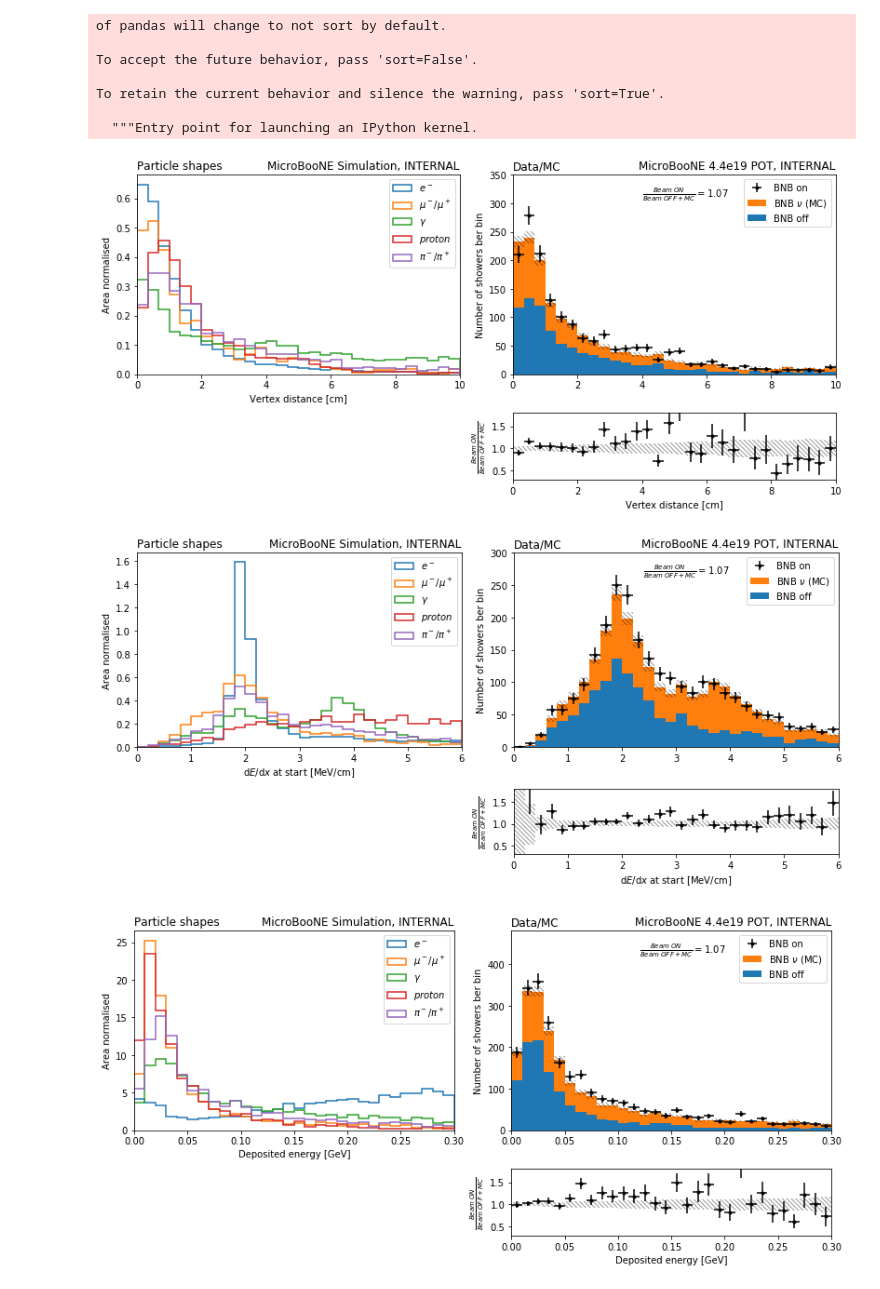
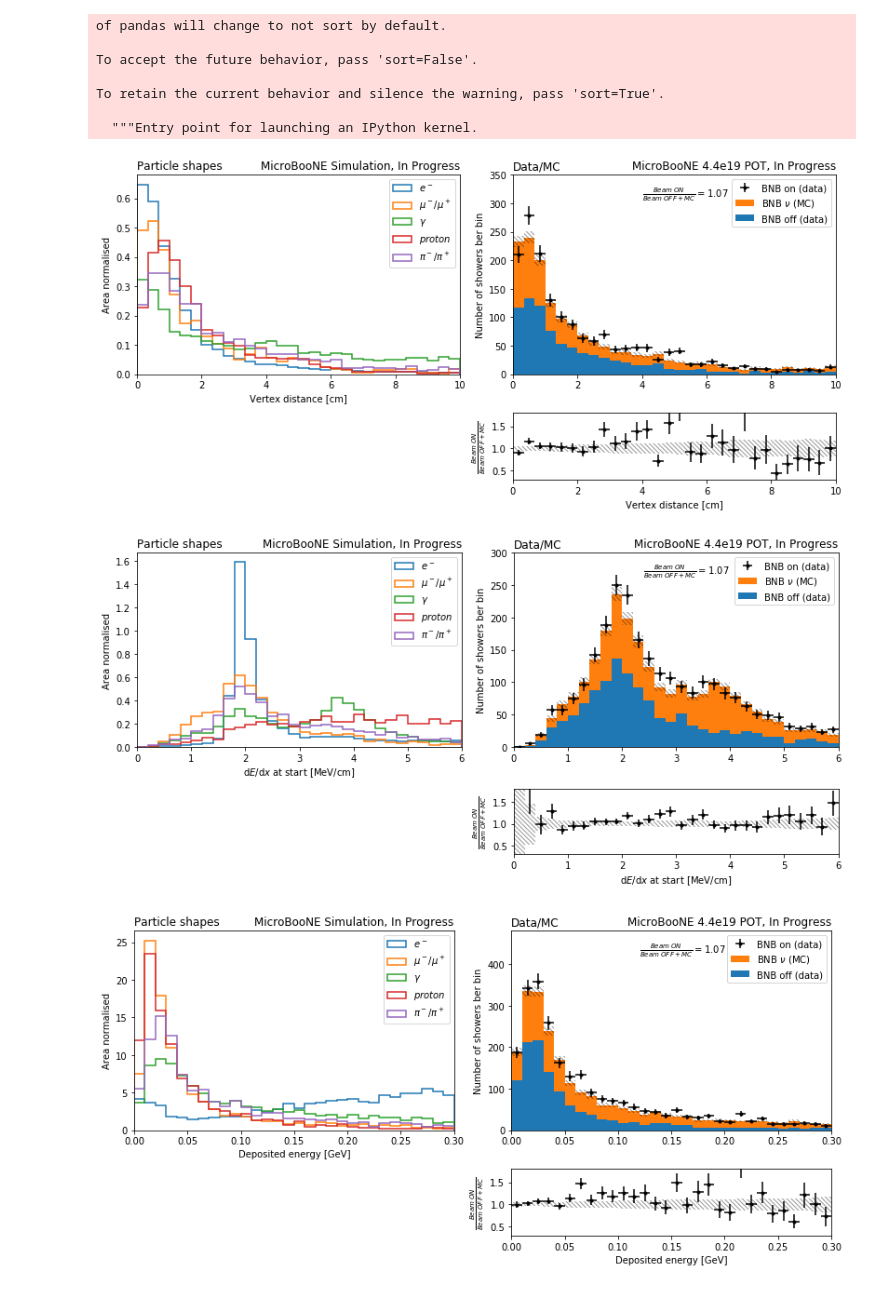
Before and after one commit to Wouter-VDP/LEE_analyzer, a Jupyter notebook: Notebooks/Tools/Optical_showers.ipynb, the cells around one changed output. Saved outputs shown, nothing was run; the diff lists cells and outputs as text; code cells hidden in the pictures.

```diff
--- a/Notebooks/Tools/Optical_showers.ipynb
+++ b/Notebooks/Tools/Optical_showers.ipynb
@@ -186,7 +186,7 @@ for x_axis, x_label, x_min, x_max, y_max in zip(x_axis_arr, x_label_arr, x_min_a
         ax[0][0].hist(data,bins=bins,alpha=1.0,range=(x_min,x_max),density=True,label=pid_lab,histtype="step", stacked=False, fill=False, lw=1.5)
 
     ax[0][0].set_title(r"Particle shapes", loc='left')
-    ax[0][0].set_title(r"MicroBooNE Simulation, INTERNAL", loc='right')
+    ax[0][0].set_title(r"MicroBooNE Simulation, In Progress", loc='right')
     ax[0][0].legend(loc="upper right")
     ax[0][0].set_xlabel(x_label)
     ax[0][0].set_ylabel("Area normalised")
@@ -199,7 +199,7 @@ for x_axis, x_label, x_min, x_max, y_max in zip(x_axis_arr, x_label_arr, x_min_a
 
     # MC+BNBext
     df_stacked = [df_sh_bnbext,df_sh_nu]
-    lab_stacked = ["BNB off",r"BNB $\nu$ (MC)"]
+    lab_stacked = ["BNB off (data)",r"BNB $\nu$ (MC)"]
     lower_total = 0
     err = [0] * bins
 
@@ -212,39 +212,39 @@ for x_axis, x_label, x_min, x_max, y_max in zip(x_axis_arr, x_label_arr, x_min_a
     #Data
     data_bnb   = df_sh_bnb[df_sh_bnb[x_axis].between(x_min,x_max)][[x_axis,"bnbweight"]]
     values,edges = np.histogram(data_bnb[x_axis],bins=bins,weights=data_bnb["bnbweight"],range=(x_min,x_max))
-    ax[0][1].errorbar(edges[:-1]+bhalf, values, xerr=bhalf, yerr=np.sqrt(values),alpha=1.0, color= "k",fmt=".",label="BNB on")
+    ax[0][1].errorbar(edges[:-1]+bhalf, values, xerr=bhalf, yerr=np.sqrt(values),alpha=1.0, color= "k",fmt=".",label="BNB on (data)")
 
 
     ax[0][1].set_title(r"Data/MC", loc='left')
-    ax[0][1].set_title(r"MicroBooNE 4.4e19 POT, INTERNAL", loc='right')
+    ax[0][1].set_title(r"MicroBooNE 4.4e19 POT, In Progress", loc='right')
     ax[1][1].set_xlabel(x_label)
     handles, labels = ax[0][1].get_legend_handles_labels()
     ax[0][1].legend(handles[::-1], labels[::-1],loc="upper right")
     ax[0][1].set_ylabel("Number of showers ber bin")
     ax[0][1].set_xlim(x_min,x_max)
     ax[0][1].set_ylim(0,y_max)
 
     ratio = df_sh_bnb["bnbweight"].sum() / ( df_sh_nu["bnbweight"].sum() + df_sh_bnbext["bnbweight"].sum() )
     y_max2 = ax[0][1].get_ylim()[1]
     ax[0][1].text(edges[round(bins*ratio_x)],ratio_y*y_max2,ratio_text+'{0:.2f}'.format(ratio))
 
     # Ratio plots
     ax[1][1].set_ylim(y_r_min,y_r_max)
     ax[1][1].set_xlim(x_min,x_max)
     ax[1][1].errorbar(edges[:-1]+bhalf, values/lower_total, xerr=bhalf, yerr=np.sqrt(values)/lower_total ,alpha=1.0, color= "k", fmt=".",label="Data error")
 
     for this_err,entry,bin_start,bin_end in zip(err,lower_total,edges[:-1],edges[1:]):
         ax[0][1].add_patch(patches.Rectangle( (bin_start, entry-this_err), bin_end-bin_start, this_err*2, hatch="\\\\\\\\\\",Fill=False, linewidth=0,alpha=0.4))
         sc_err = this_err/entry
         ax[1][1].add_patch(patches.Rectangle( (bin_start, 1-sc_err), bin_end-bin_start, sc_err*2, hatch='\\\\\\\\\\',Fill=False, linewidth=0,alpha=0.4))
     ax[1][1].set_ylabel(r'$\frac{Beam\ ON}{Beam\ OFF + MC}$')
 
     fig.tight_layout()
     fig.savefig((output_dir+x_axis+".pdf"))
 # %% [output]
-[figure, old version]
+[figure, new version]
-[figure, old version]
+[figure, new version]
-[figure, old version]
+[figure, new version]
 # %%
 df_sh_nu["matched_showers"].value_counts()
 # %% [output]
```
Also changed, not shown: parts of 5 cells of this notebook, 18 other files.
